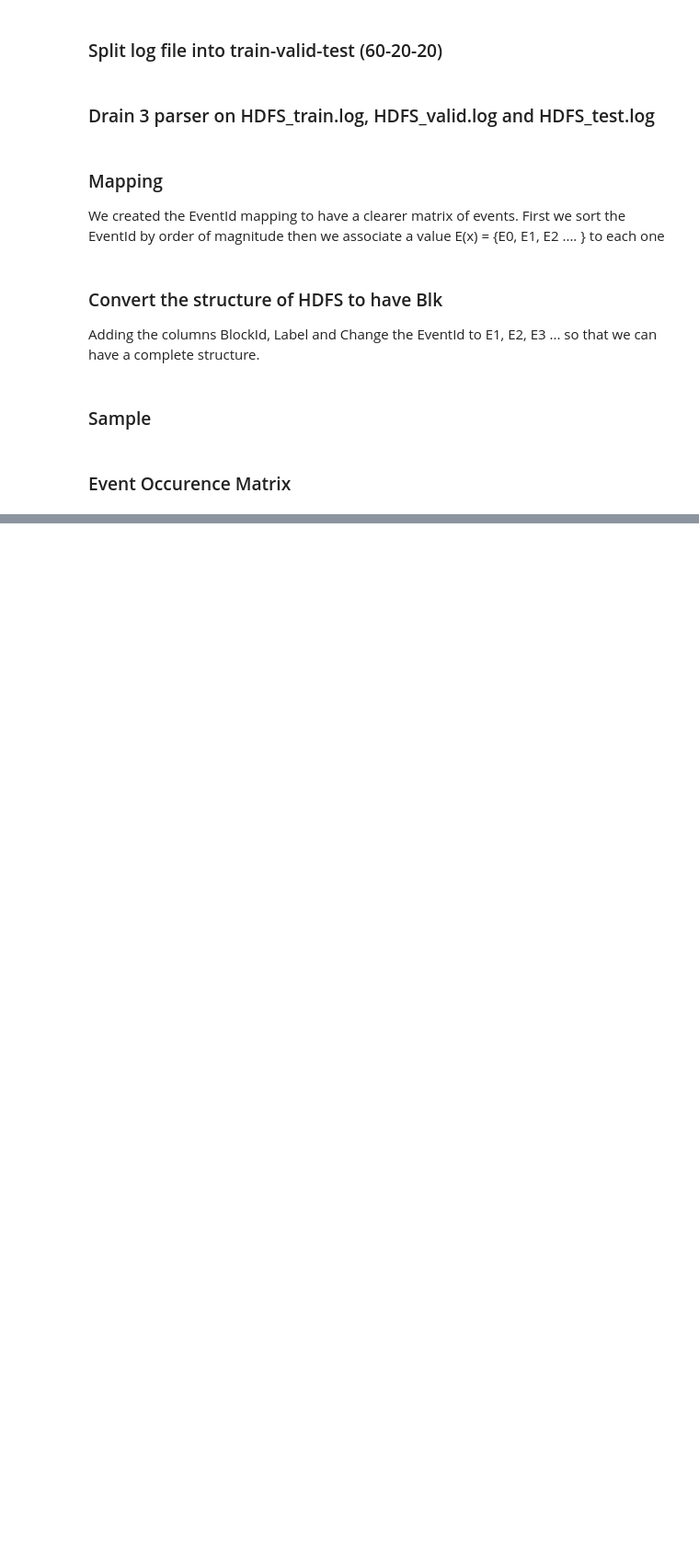
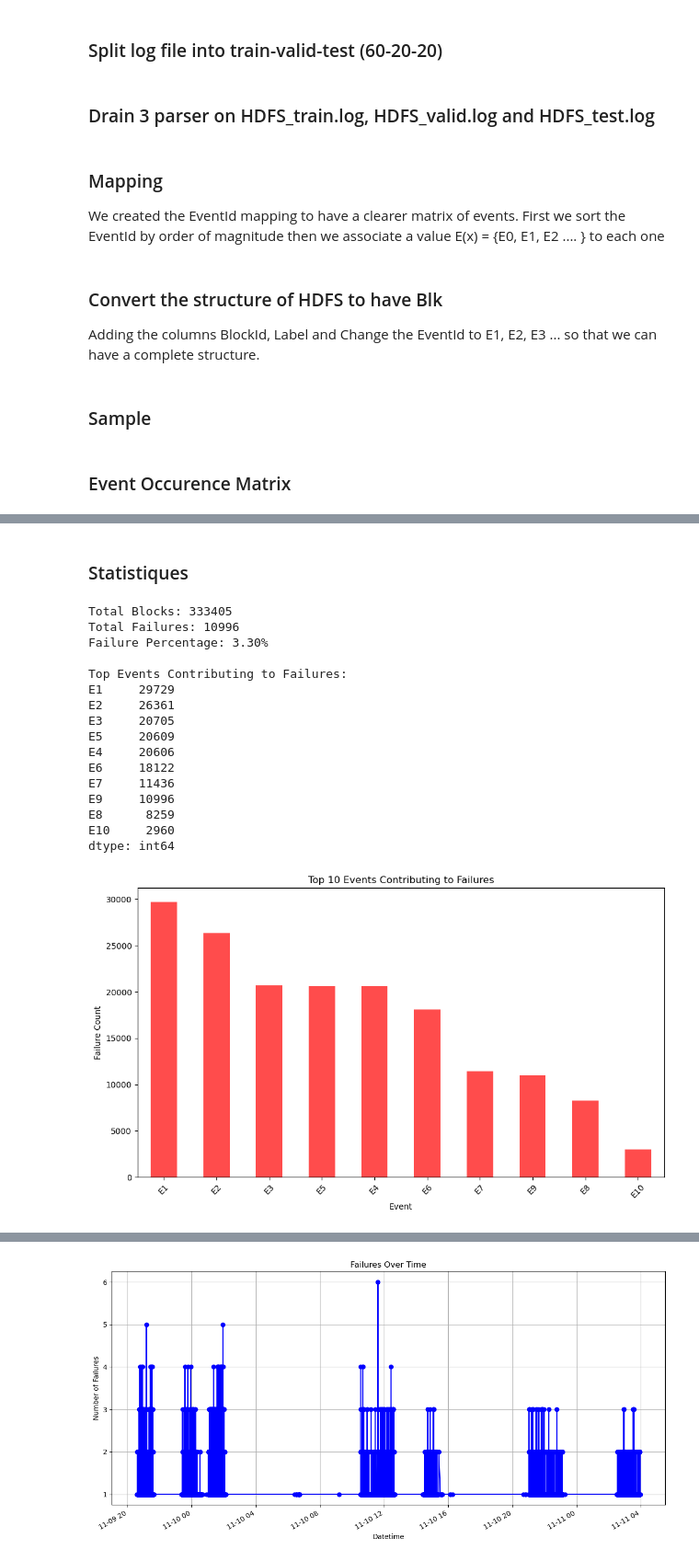
Before and after one commit to josephpierres/MGL870-TP2, a Jupyter notebook: MGL870-TP2-HDFS.ipynb, the cells around one changed output, grey strips where cells are left out. Shown at 92% size. Drawn from its saved outputs; the diff is of its cells as text; code cells hidden in the pictures; blank space fills up the shorter version.

Commit message:
Ajout des statistiques

```diff
--- a/MGL870-TP2-HDFS.ipynb
+++ b/MGL870-TP2-HDFS.ipynb
@@ -403,0 +380,2 @@ print(train_data[['Date', 'Time']].head())
+# %% [markdown]
+### Statistiques
@@ -403,0 +473,22 @@ print(train_data[['Date', 'Time']].head())
+# %%
+# Train
+matrix_path  = "HDFS_results/Event_occurence_matrix_HDFS_train.csv"
+generate_HDFS_statistiques(matrix_path)
+# %% [output]
+Total Blocks: 333405
+Total Failures: 10996
+Failure Percentage: 3.30%
+
+Top Events Contributing to Failures:
+E1     29729
+E2     26361
+E3     20705
+E5     20609
+E4     20606
+E6     18122
+E7     11436
+E9     10996
+E8      8259
+E10     2960
+dtype: int64
+[figure, added]
@@ -403,0 +509 @@ print(train_data[['Date', 'Time']].head())
+[figure, added]
```
Also changed, not shown: parts of 9 cells of this notebook.
